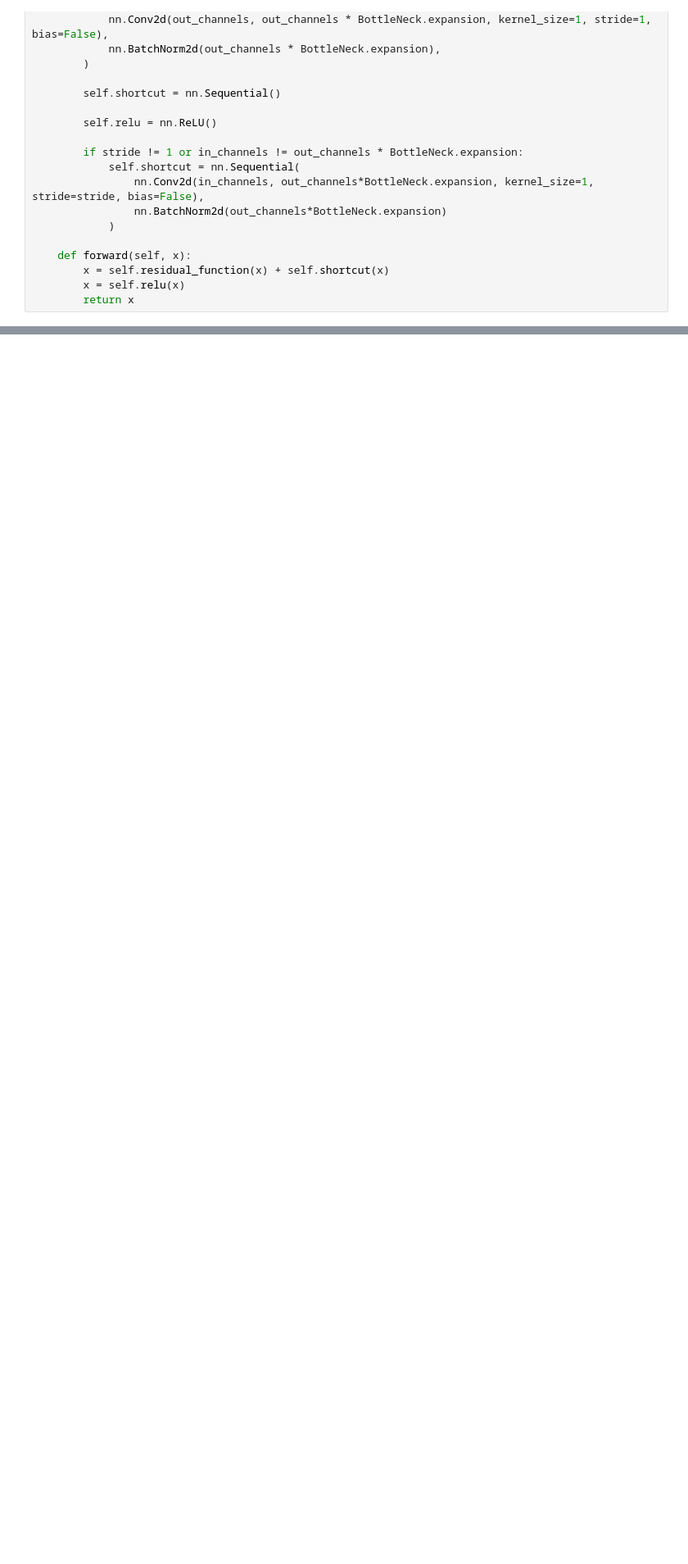
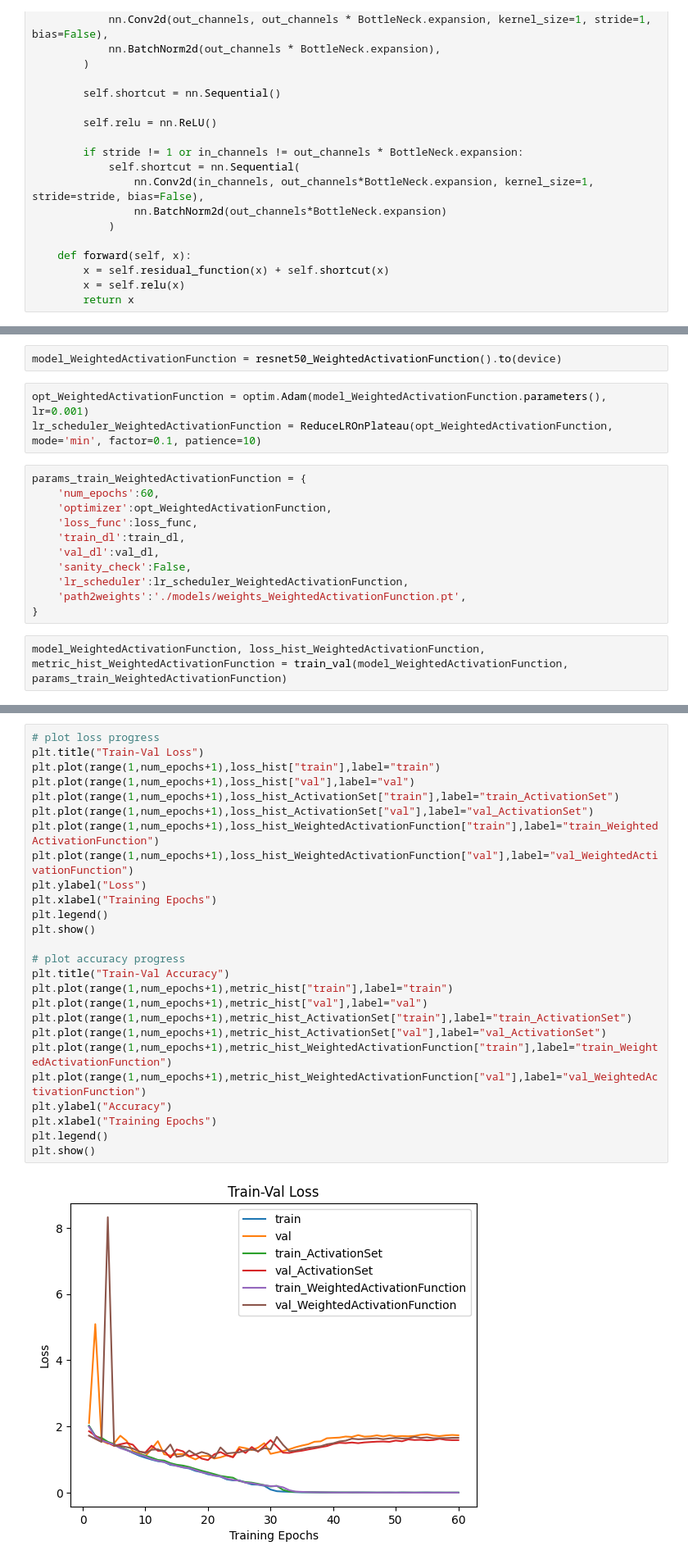
Before and after one commit to together0372/COSE474_Final_Assignment, a Jupyter notebook: TestResNet_WithEstimatedWeight.ipynb, the cells around one changed output, grey strips where cells are left out. Shown at 82% size. Saved outputs shown, nothing was run; the diff lists cells and outputs as text; blank space fills up the shorter version.

Commit message:
Use Estimated Weights_Compare

```diff
--- a/TestResNet_WithEstimatedWeight.ipynb
+++ b/TestResNet_WithEstimatedWeight.ipynb
@@ -690,0 +706,18 @@ class BottleNeck_WeightedActivationFunction(nn.Module):
+# %%
+model_WeightedActivationFunction = resnet50_WeightedActivationFunction().to(device)
+# %%
+opt_WeightedActivationFunction = optim.Adam(model_WeightedActivationFunction.parameters(), lr=0.001)
+lr_scheduler_WeightedActivationFunction = ReduceLROnPlateau(opt_WeightedActivationFunction, mode='min', factor=0.1, patience=10)
+# %%
+params_train_WeightedActivationFunction = {
+    'num_epochs':60,
+    'optimizer':opt_WeightedActivationFunction,
+    'loss_func':loss_func,
+    'train_dl':train_dl,
+    'val_dl':val_dl,
+    'sanity_check':False,
+    'lr_scheduler':lr_scheduler_WeightedActivationFunction,
+    'path2weights':'./models/weights_WeightedActivationFunction.pt',
+}
+# %%
+model_WeightedActivationFunction, loss_hist_WeightedActivationFunction, metric_hist_WeightedActivationFunction = train_val(model_WeightedActivationFunction, params_train_WeightedActivationFunction)
@@ -690,0 +743,28 @@ class BottleNeck_WeightedActivationFunction(nn.Module):
+# %%
+# plot loss progress
+plt.title("Train-Val Loss")
+plt.plot(range(1,num_epochs+1),loss_hist["train"],label="train")
+plt.plot(range(1,num_epochs+1),loss_hist["val"],label="val")
+plt.plot(range(1,num_epochs+1),loss_hist_ActivationSet["train"],label="train_ActivationSet")
+plt.plot(range(1,num_epochs+1),loss_hist_ActivationSet["val"],label="val_ActivationSet")
+plt.plot(range(1,num_epochs+1),loss_hist_WeightedActivationFunction["train"],label="train_WeightedActivationFunction")
+plt.plot(range(1,num_epochs+1),loss_hist_WeightedActivationFunction["val"],label="val_WeightedActivationFunction")
+plt.ylabel("Loss")
+plt.xlabel("Training Epochs")
+plt.legend()
+plt.show()
+
+# plot accuracy progress
+plt.title("Train-Val Accuracy")
+plt.plot(range(1,num_epochs+1),metric_hist["train"],label="train")
+plt.plot(range(1,num_epochs+1),metric_hist["val"],label="val")
+plt.plot(range(1,num_epochs+1),metric_hist_ActivationSet["train"],label="train_ActivationSet")
+plt.plot(range(1,num_epochs+1),metric_hist_ActivationSet["val"],label="val_ActivationSet")
+plt.plot(range(1,num_epochs+1),metric_hist_WeightedActivationFunction["train"],label="train_WeightedActivationFunction")
+plt.plot(range(1,num_epochs+1),metric_hist_WeightedActivationFunction["val"],label="val_WeightedActivationFunction")
+plt.ylabel("Accuracy")
+plt.xlabel("Training Epochs")
+plt.legend()
+plt.show()
+# %% [output]
+[figure, added]
```
Also changed, not shown: parts of 3 cells of this notebook.
